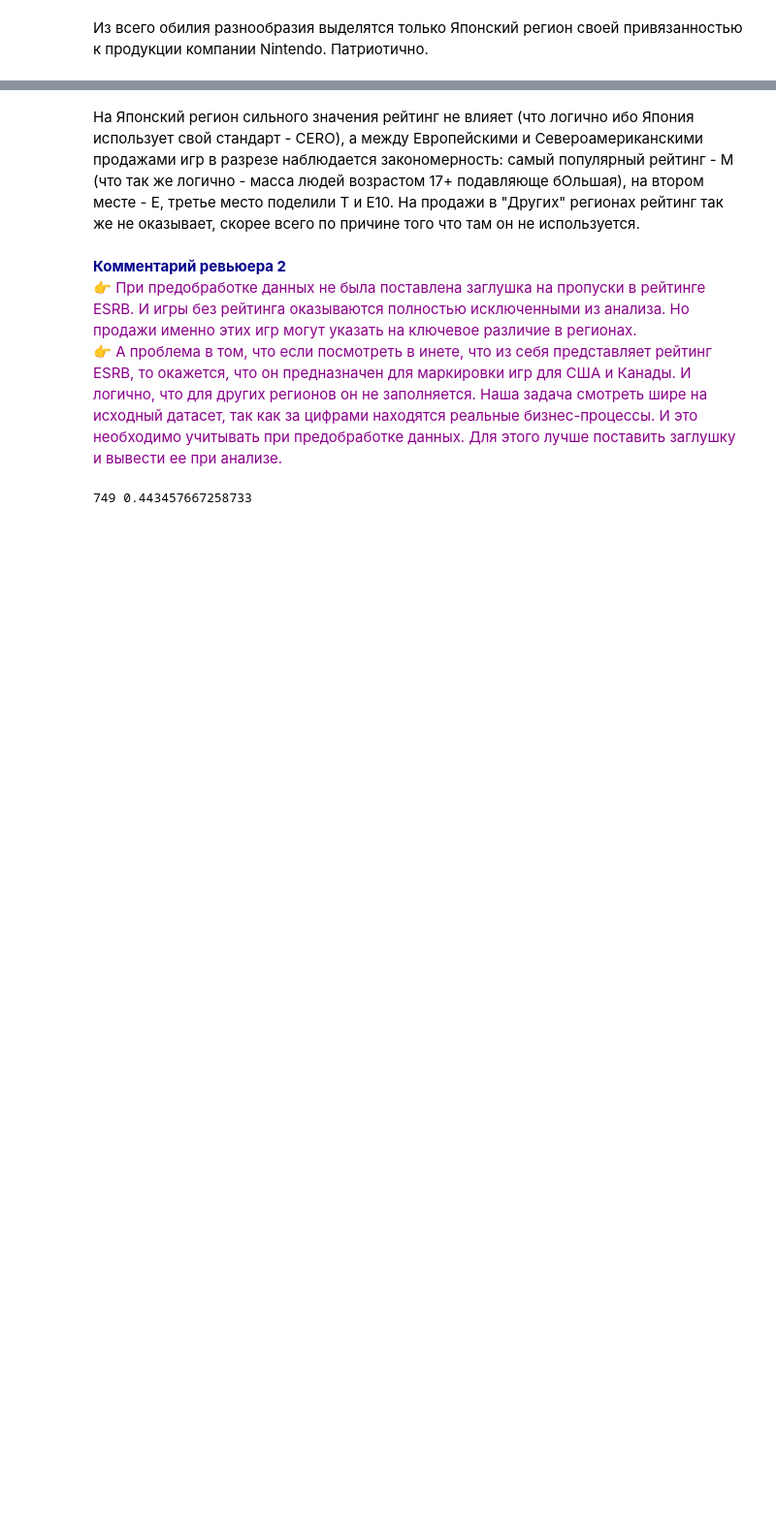
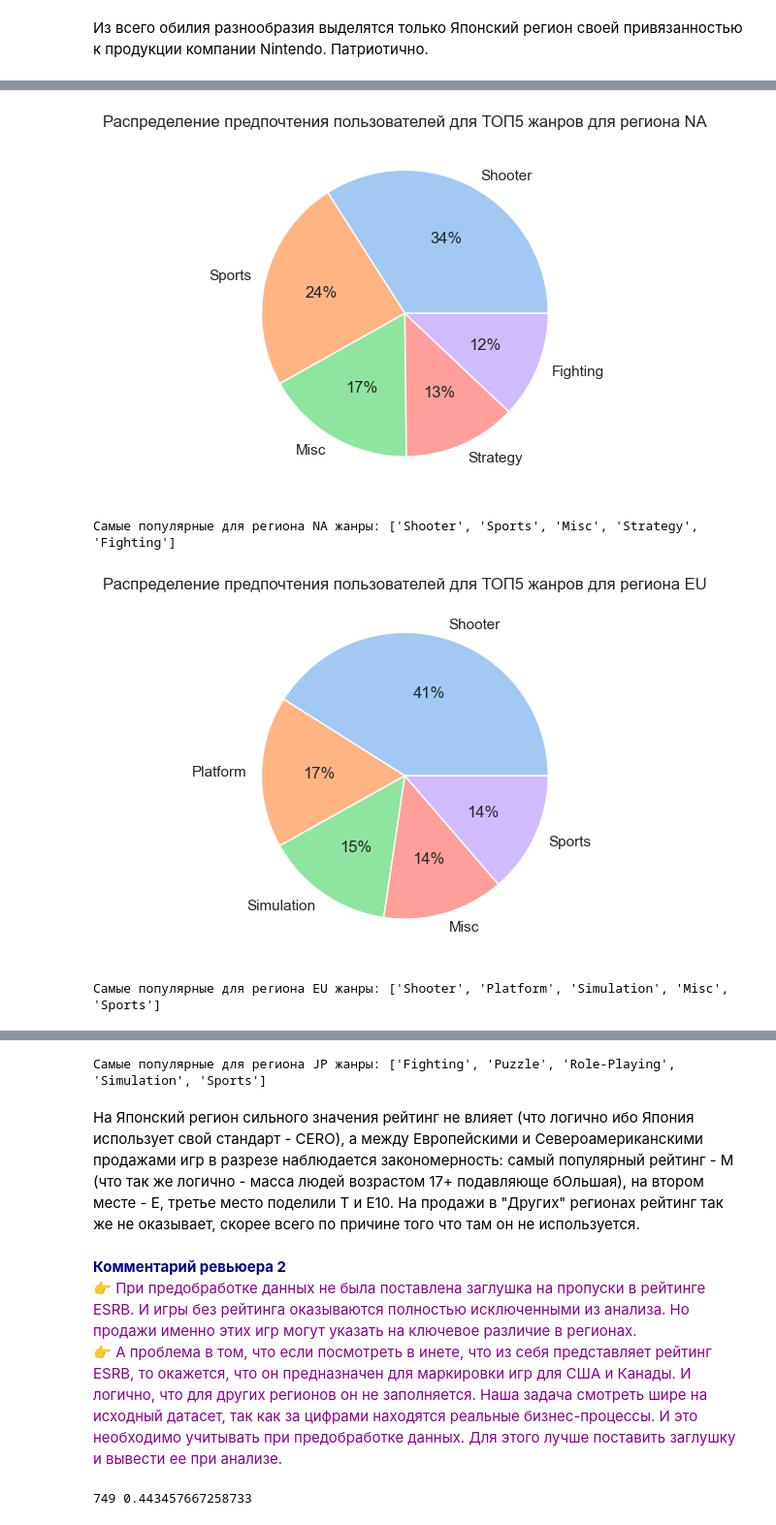
Before and after one commit to kapa6ac/project2, a Jupyter notebook: notebook (1).ipynb, the cells around one changed output, grey strips where cells are left out. Shown at 97% size. Cells and saved outputs as stored; diff of their text form; code cells hidden in the pictures; blank space fills up the shorter version.

```diff
--- a/notebook (1).ipynb
+++ b/notebook (1).ipynb
@@ -698,0 +716,12 @@ sns.heatmap(t.round(), annot=True, fmt='g')
+# %%
+for r in ['na_sales',	'eu_sales',	'jp_sales']:
+    t = actual_data[actual_data[r]>0].groupby(by='genre')[r].median().sort_values(ascending=False).head(5)
+    plt.pie(t, labels = t.index.to_list(), colors = colors, autopct='%.0f%%')
+    plt.title('Распределение предпочтения пользователей для ТОП5 жанров для региона ' + r.split('_')[0].upper())
+    plt.show()
+    print(f"Самые популярные для региона {r.split('_')[0].upper()} жанры: {t.index.to_list()}")
+# %% [output]
+[figure, added]
+Самые популярные для региона NA жанры: ['Shooter', 'Sports', 'Misc', 'Strategy', 'Fighting']
+[figure, added]
+Самые популярные для региона EU жанры: ['Shooter', 'Platform', 'Simulation', 'Misc', 'Sports']
@@ -699,3 +729,4 @@ sns.heatmap(t.round(), annot=True, fmt='g')
+Самые популярные для региона JP жанры: ['Fighting', 'Puzzle', 'Role-Playing', 'Simulation', 'Sports']
 # %% [markdown]
 На Японский регион сильного значения рейтинг не влияет (что логично ибо Япония использует свой стандарт - CERO), а между Европейскими и Североамериканскими продажами игр в разрезе наблюдается закономерность: самый популярный рейтинг - М (что так же логично - масса людей возрастом 17+ подавляюще бОльшая), на втором месте - Е, третье место поделили Т и Е10. На продажи в "Других" регионах рейтинг так же не оказывает, скорее всего по причине того что там он не используется.
 # %% [markdown]
```
Also changed, not shown: parts of 16 cells of this notebook.
